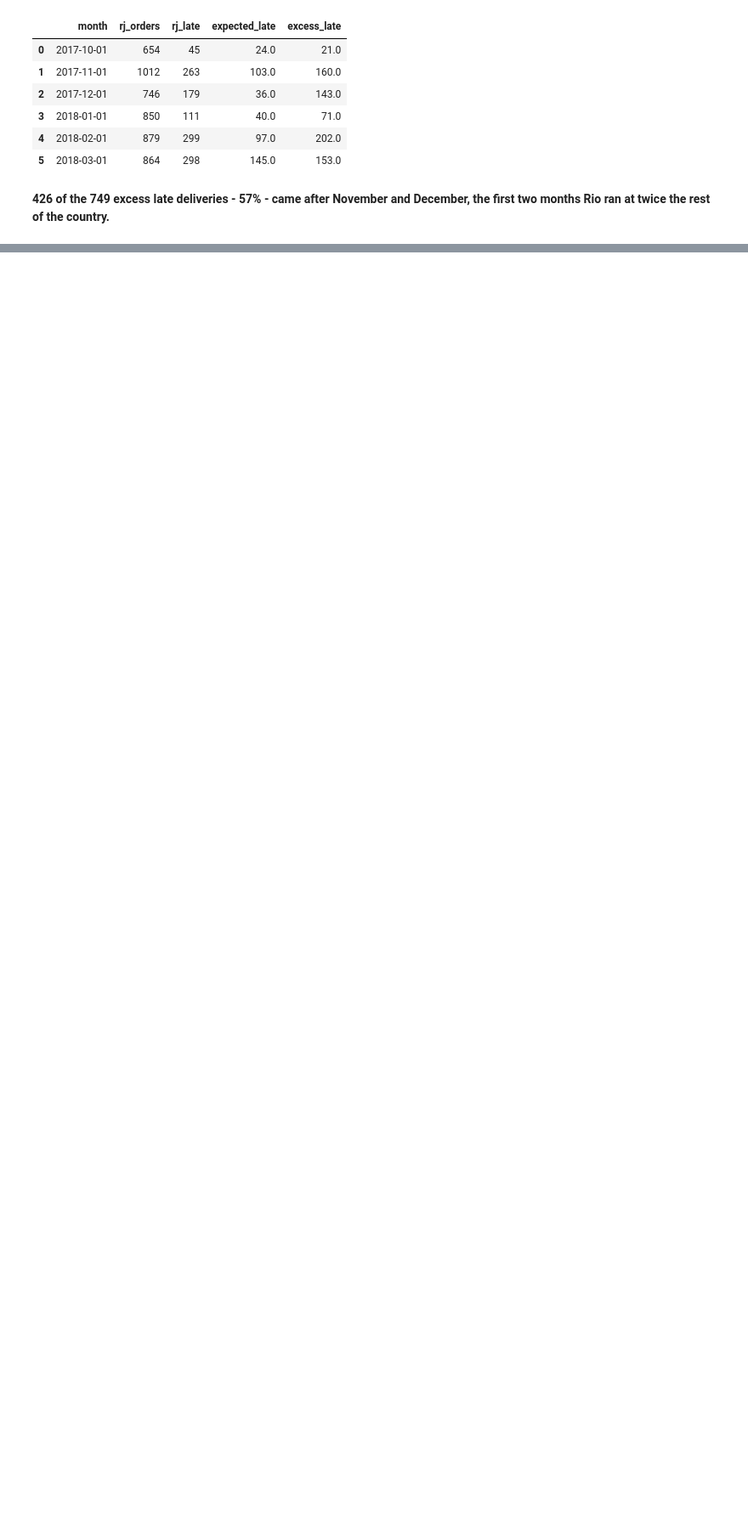
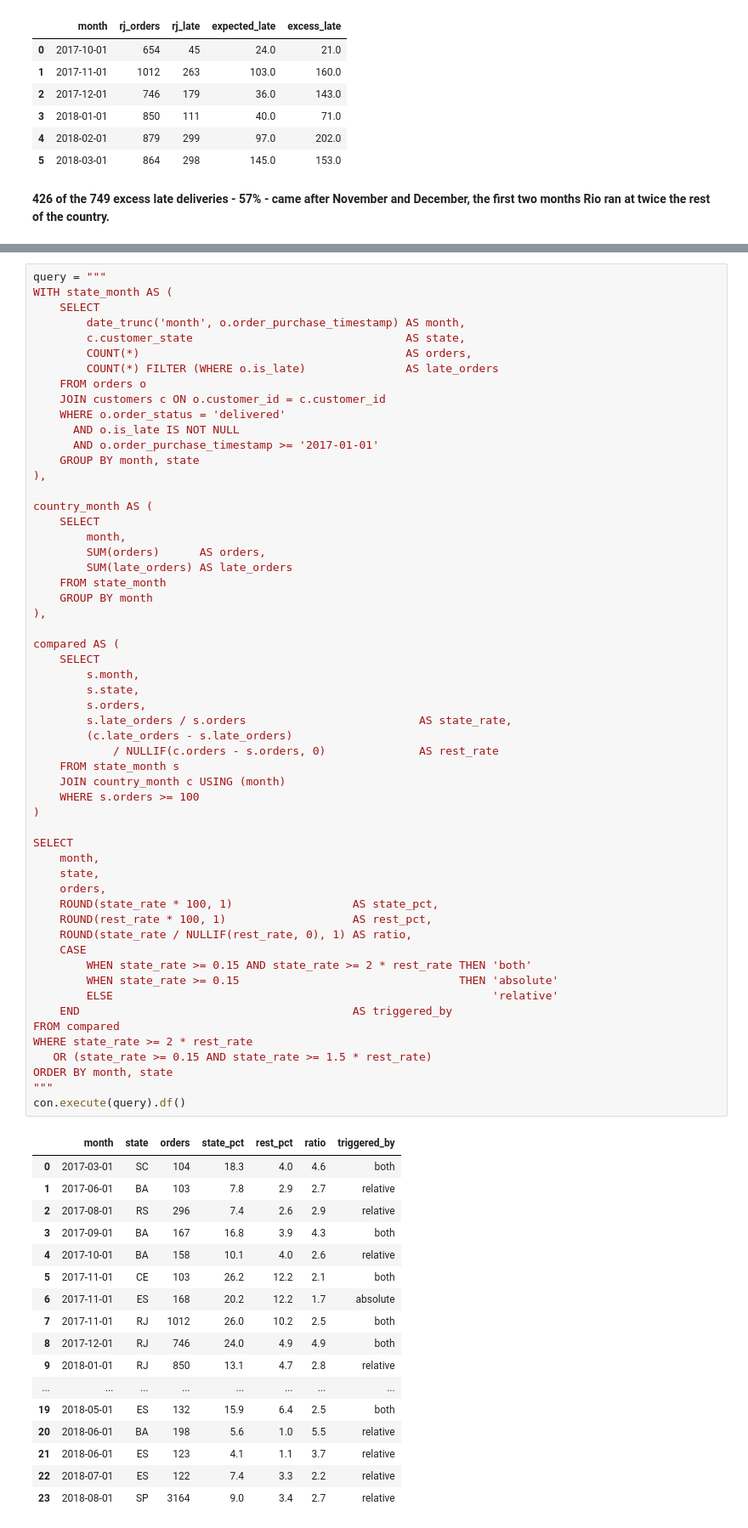
Before and after one commit to PSawaniewska/logistics-pulse, a Jupyter notebook: notebooks/02_sql_analysis.ipynb, the cells around one changed output, grey strips where cells are left out. Shown at 85% size. Saved outputs shown, nothing was run; the diff lists cells and outputs as text; blank space fills up the shorter version.

Commit message:
tighten claims and test the detection rule across all states

```diff
--- a/notebooks/02_sql_analysis.ipynb
+++ b/notebooks/02_sql_analysis.ipynb
@@ -745,0 +804,74 @@ December, the first two months Rio ran at twice the rest of the country.**
+# %%
+query = """
+WITH state_month AS (
+    SELECT
+        date_trunc('month', o.order_purchase_timestamp) AS month,
+        c.customer_state                                AS state,
+        COUNT(*)                                        AS orders,
+        COUNT(*) FILTER (WHERE o.is_late)               AS late_orders
+    FROM orders o
+    JOIN customers c ON o.customer_id = c.customer_id
+    WHERE o.order_status = 'delivered'
+      AND o.is_late IS NOT NULL
+      AND o.order_purchase_timestamp >= '2017-01-01'
+    GROUP BY month, state
+),
+
+country_month AS (
+    SELECT
+        month,
+        SUM(orders)      AS orders,
+        SUM(late_orders) AS late_orders
+    FROM state_month
+    GROUP BY month
+),
+
+compared AS (
+    SELECT
+        s.month,
+        s.state,
+        s.orders,
+        s.late_orders / s.orders                          AS state_rate,
+        (c.late_orders - s.late_orders)
+            / NULLIF(c.orders - s.orders, 0)              AS rest_rate
+    FROM state_month s
+    JOIN country_month c USING (month)
+    WHERE s.orders >= 100
+)
+
+SELECT
+    month,
+    state,
+    orders,
+    ROUND(state_rate * 100, 1)                  AS state_pct,
+    ROUND(rest_rate * 100, 1)                   AS rest_pct,
+    ROUND(state_rate / NULLIF(rest_rate, 0), 1) AS ratio,
+    CASE
+        WHEN state_rate >= 0.15 AND state_rate >= 2 * rest_rate THEN 'both'
+        WHEN state_rate >= 0.15                                 THEN 'absolute'
+        ELSE                                                         'relative'
+    END                                         AS triggered_by
+FROM compared
+WHERE state_rate >= 2 * rest_rate
+   OR (state_rate >= 0.15 AND state_rate >= 1.5 * rest_rate)
+ORDER BY month, state
+"""
+con.execute(query).df()
+# %% [output]
+|  | month | state | orders | state_pct | rest_pct | ratio | triggered_by |
+| 0 | 2017-03-01 | SC | 104 | 18.3 | 4.0 | 4.6 | both |
+| 1 | 2017-06-01 | BA | 103 | 7.8 | 2.9 | 2.7 | relative |
+| 2 | 2017-08-01 | RS | 296 | 7.4 | 2.6 | 2.9 | relative |
+| 3 | 2017-09-01 | BA | 167 | 16.8 | 3.9 | 4.3 | both |
+| 4 | 2017-10-01 | BA | 158 | 10.1 | 4.0 | 2.6 | relative |
+| 5 | 2017-11-01 | CE | 103 | 26.2 | 12.2 | 2.1 | both |
+| 6 | 2017-11-01 | ES | 168 | 20.2 | 12.2 | 1.7 | absolute |
+| 7 | 2017-11-01 | RJ | 1012 | 26.0 | 10.2 | 2.5 | both |
+| 8 | 2017-12-01 | RJ | 746 | 24.0 | 4.9 | 4.9 | both |
+| 9 | 2018-01-01 | RJ | 850 | 13.1 | 4.7 | 2.8 | relative |
+| ... | ... | ... | ... | ... | ... | ... | ... |
+| 19 | 2018-05-01 | ES | 132 | 15.9 | 6.4 | 2.5 | both |
+| 20 | 2018-06-01 | BA | 198 | 5.6 | 1.0 | 5.5 | relative |
+| 21 | 2018-06-01 | ES | 123 | 4.1 | 1.1 | 3.7 | relative |
+| 22 | 2018-07-01 | ES | 122 | 7.4 | 3.3 | 2.2 | relative |
+| 23 | 2018-08-01 | SP | 3164 | 9.0 | 3.4 | 2.7 | relative |
```
Also changed, not shown: parts of 14 cells of this notebook, 3 other files.
